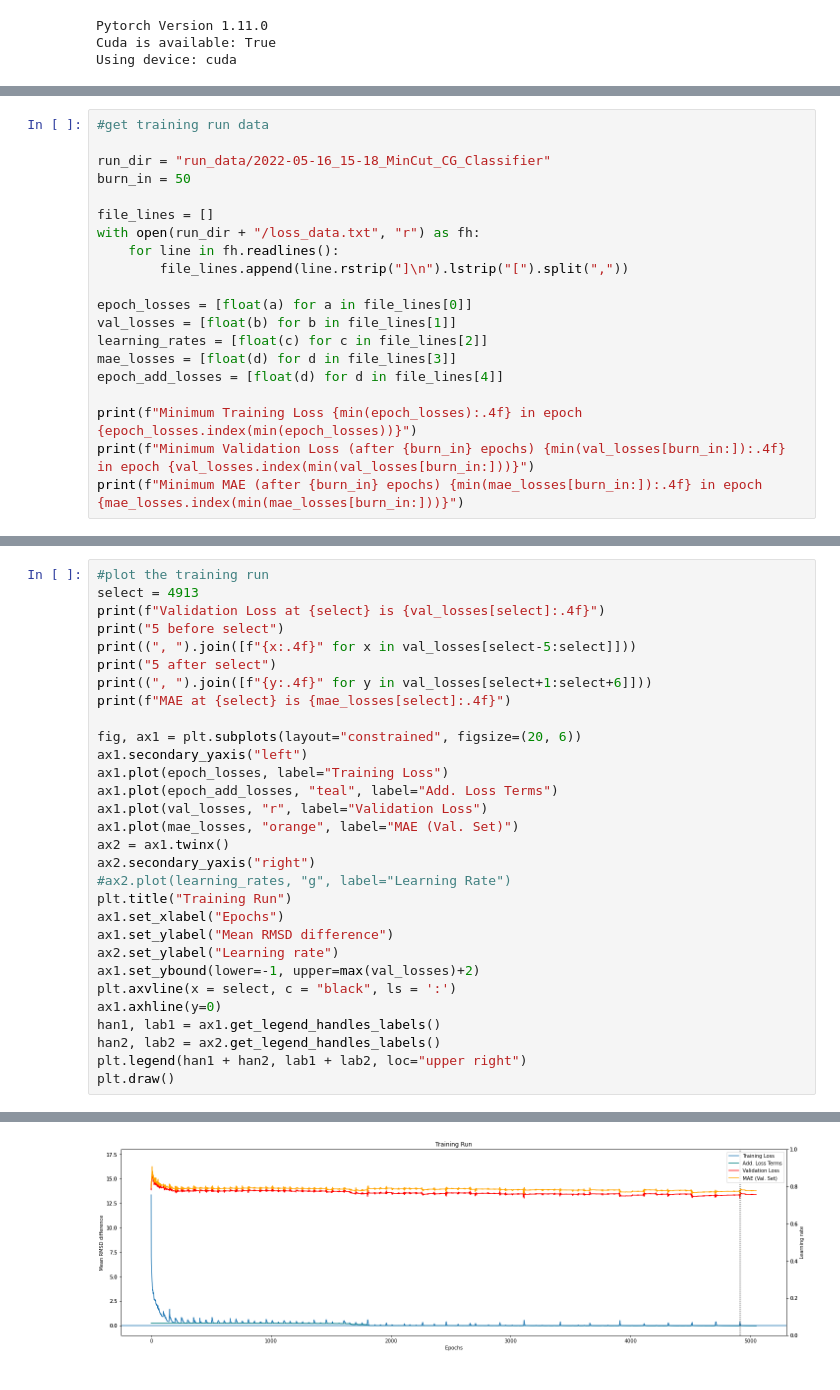
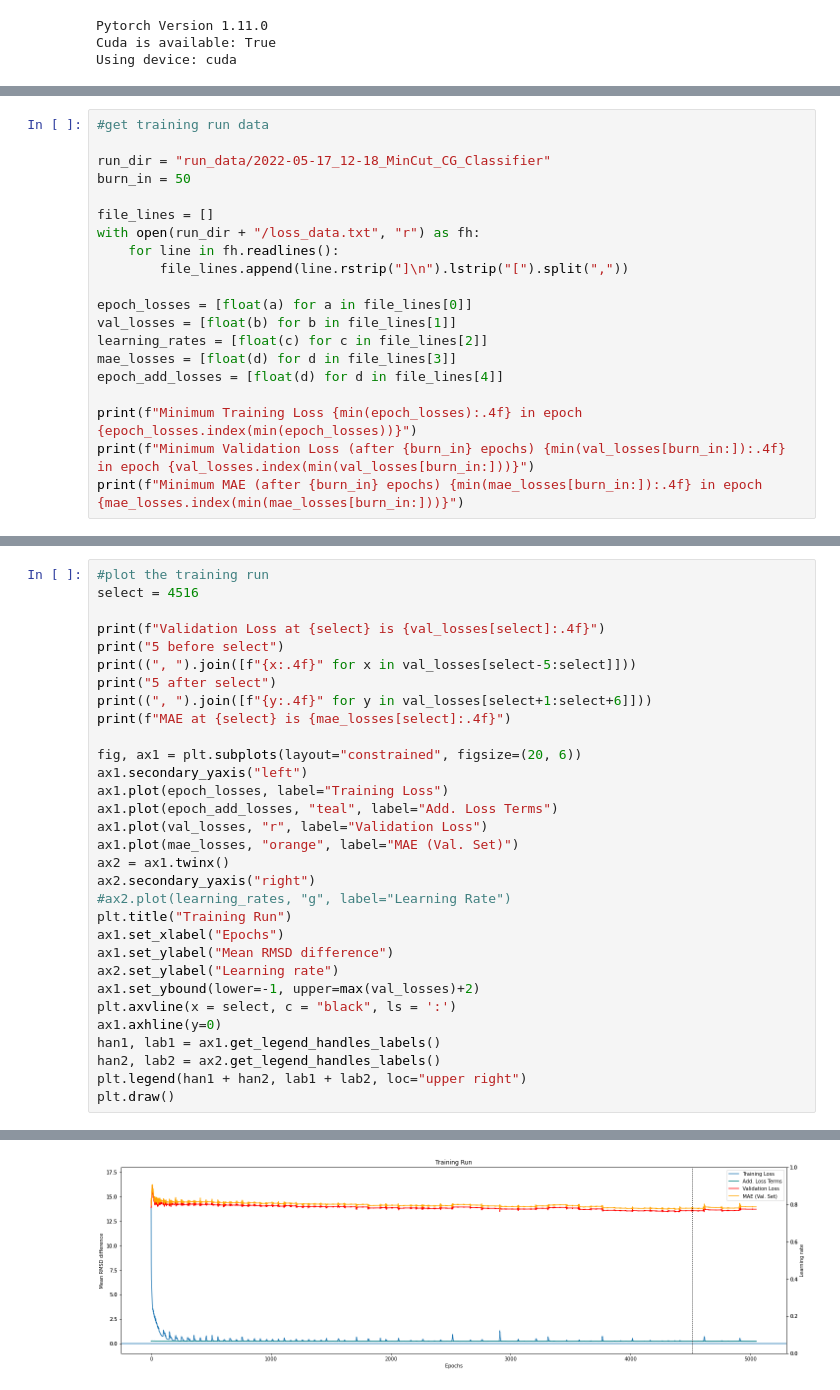
Before and after one commit to milang9/3d_classifier, a Jupyter notebook: 3d_classifier_PyG_pool.ipynb, the cells around one changed output, grey strips where cells are left out. Saved outputs shown, nothing was run; the diff lists cells and outputs as text.

```diff
--- a/3d_classifier_PyG_pool.ipynb
+++ b/3d_classifier_PyG_pool.ipynb
@@ -113,7 +94,7 @@ Seed used for training was: 11443609280689560685
 # %%
 #get training run data
 
-run_dir = "run_data/2022-05-16_15-18_MinCut_CG_Classifier"
+run_dir = "run_data/2022-05-17_12-18_MinCut_CG_Classifier"
 burn_in = 50
 
 file_lines = []
@@ -141,6 +122,7 @@ print(len(epoch_losses))
 # %%
 #plot the training run
-select = 4913
+select = 4516
+
 print(f"Validation Loss at {select} is {val_losses[select]:.4f}")
 print("5 before select")
 print((", ").join([f"{x:.4f}" for x in val_losses[select-5:select]]))
@@ -178,4 +160,4 @@ MAE at 4913 is 13.3899
-[figure, old version]
+[figure, new version]
 # %%
 #Test
 from classifier.utility import get_energy_dict, rmsd_scatter, e_rmsd_scatter
```
Also changed, not shown: parts of 7 cells of this notebook, 11 other files.
